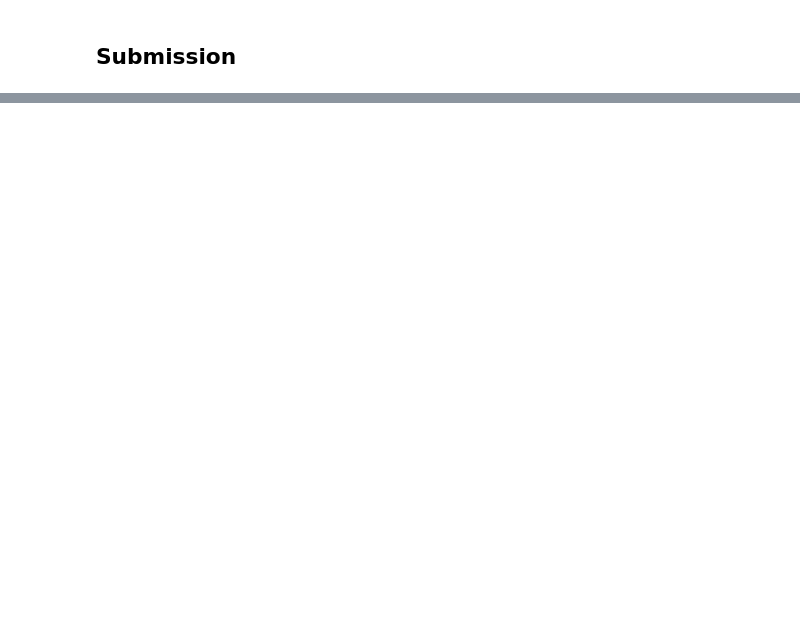
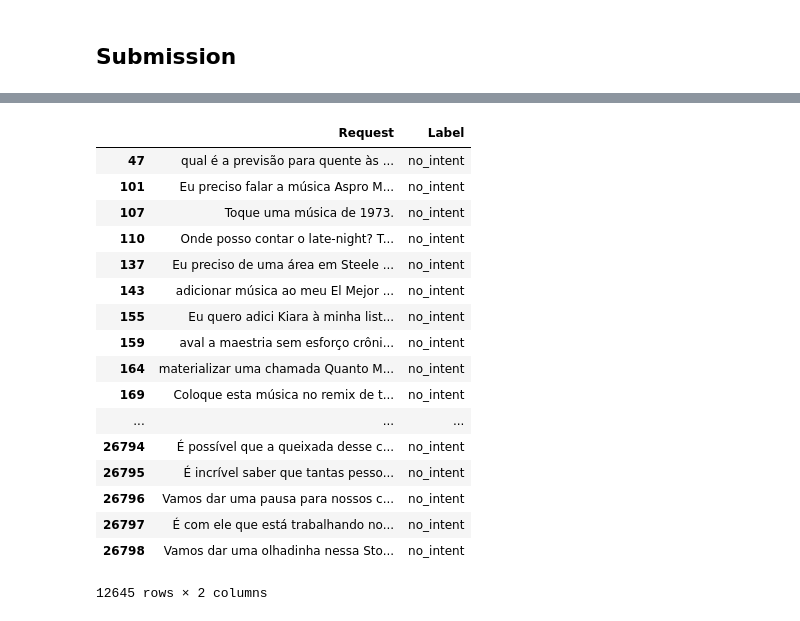
Before and after one commit to mamonteiro-brg/Hackathons-Hackathons-NLP-2018, a Jupyter notebook: notebooks/0.5-mcr-submission2.ipynb, the cells around one changed output, grey strips where cells are left out. Cells and saved outputs as stored; diff of their text form; code cells hidden in the pictures; blank space fills up the shorter version.

```diff
--- a/notebooks/0.5-mcr-submission2.ipynb
+++ b/notebooks/0.5-mcr-submission2.ipynb
@@ -196,0 +338,21 @@ test.to_csv('../data/submission2.csv')
+# %%
+df[df.Label == 'no_intent']
+# %% [output]
+|  | Request | Label |
+| 47 | qual é a previsão para quente às ... | no_intent |
+| 101 | Eu preciso falar a música Aspro M... | no_intent |
+| 107 | Toque uma música de 1973. | no_intent |
+| 110 | Onde posso contar o late-night? T... | no_intent |
+| 137 | Eu preciso de uma área em Steele ... | no_intent |
+| 143 | adicionar música ao meu El Mejor ... | no_intent |
+| 155 | Eu quero adici Kiara à minha list... | no_intent |
+| 159 | aval a maestria sem esforço crôni... | no_intent |
+| 164 | materializar uma chamada Quanto M... | no_intent |
+| 169 | Coloque esta música no remix de t... | no_intent |
+| ... | ... | ... |
+| 26794 | É possível que a queixada desse c... | no_intent |
+| 26795 | É incrível saber que tantas pesso... | no_intent |
+| 26796 | Vamos dar uma pausa para nossos c... | no_intent |
+| 26797 | É com ele que está trabalhando no... | no_intent |
+| 26798 | Vamos dar uma olhadinha nessa Sto... | no_intent |
+12645 rows × 2 columns
```
Also changed, not shown: parts of 22 cells of this notebook, 4 other files.
